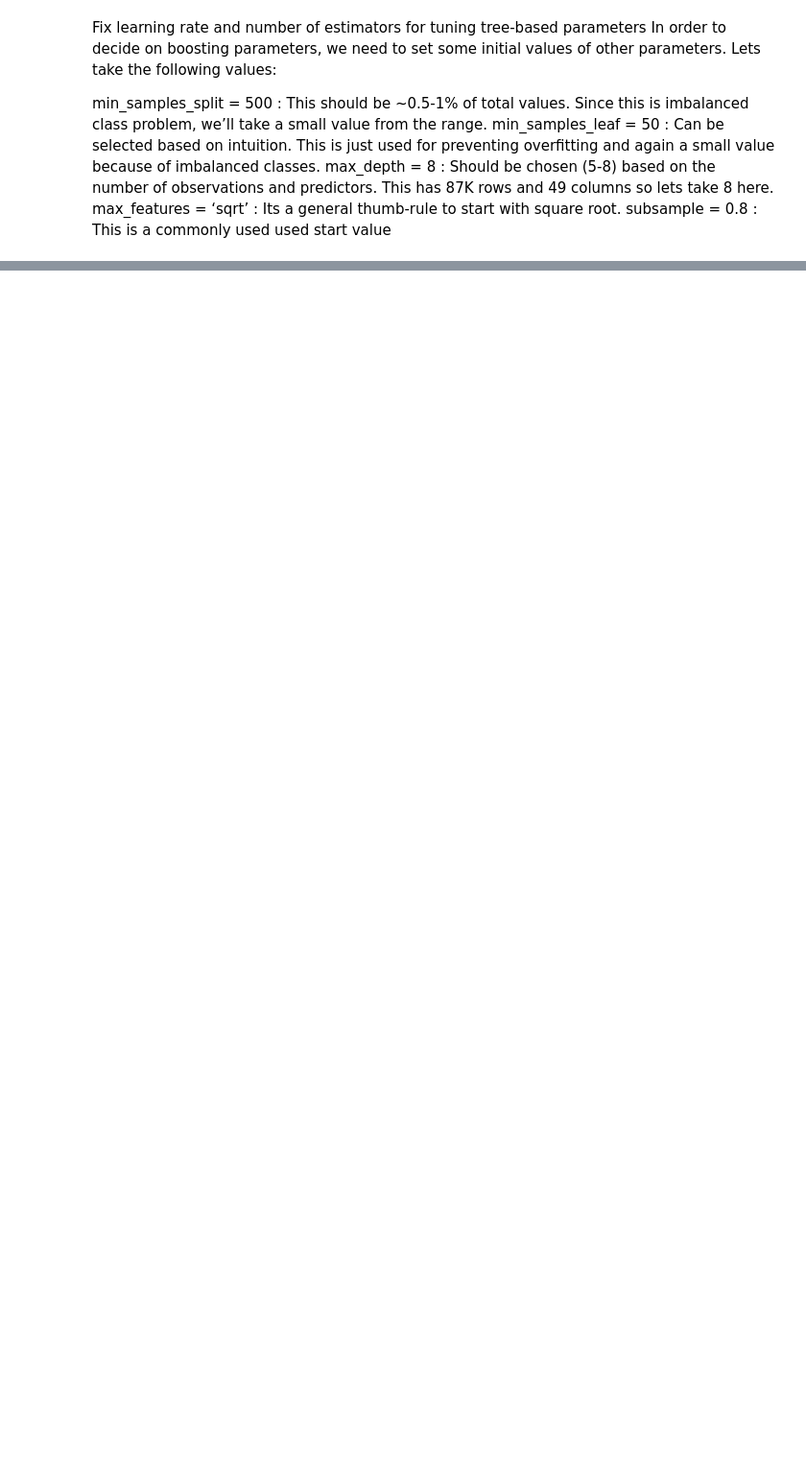
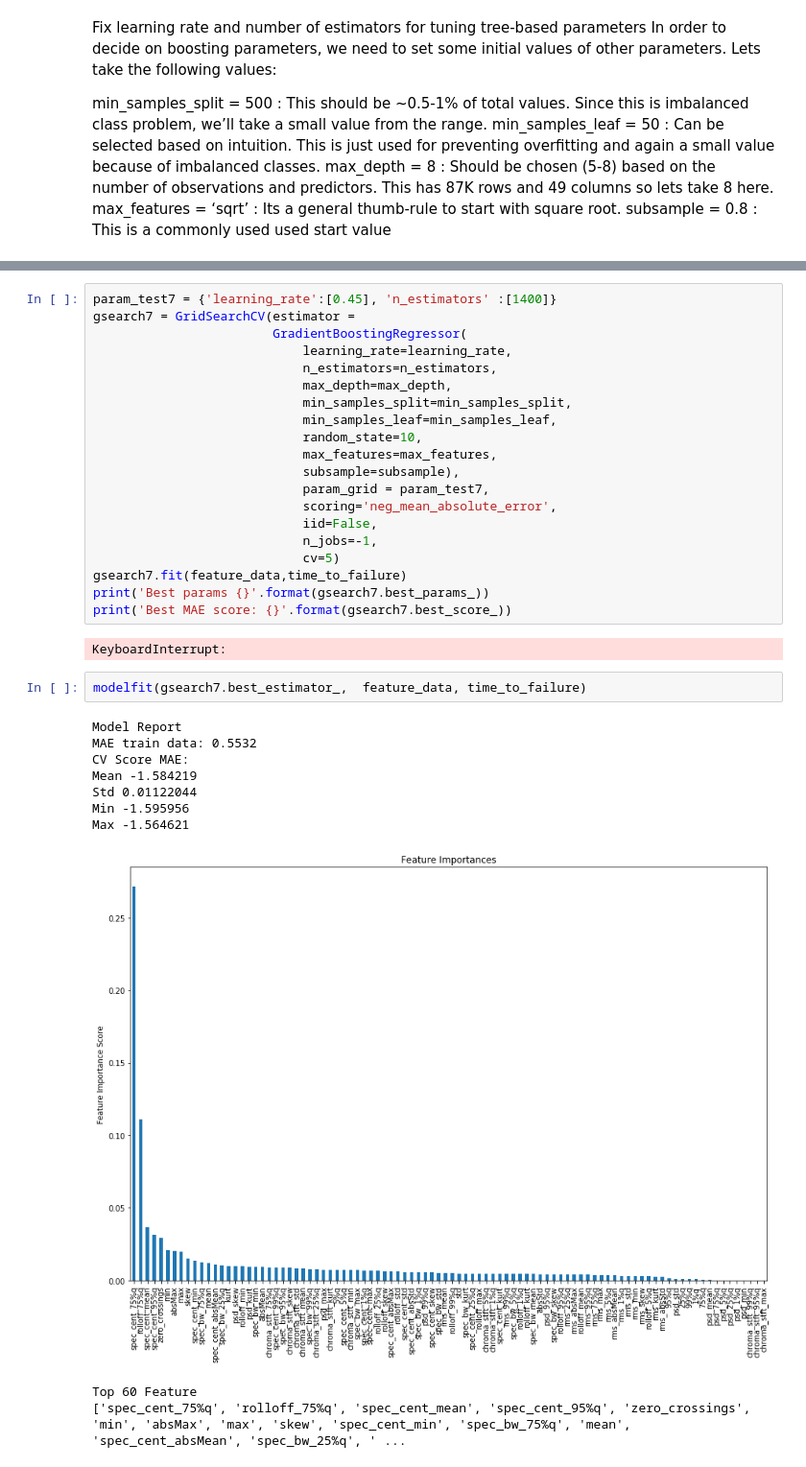
Before and after one commit to domelein/CAS_PML_Earthquake_pred, a Jupyter notebook: Model_GradientBoost.ipynb, the cells around one changed output, grey strips where cells are left out. Shown: that part at 96% size. Saved outputs shown, nothing was run; the diff lists cells and outputs as text; blank space fills up the shorter version.

```diff
--- a/Model_GradientBoost.ipynb
+++ b/Model_GradientBoost.ipynb
@@ -198,0 +374,35 @@ Best MAE score: -2.1959848493751033
+# %%
+param_test7 = {'learning_rate':[0.45], 'n_estimators' :[1400]}
+gsearch7 = GridSearchCV(estimator =
+                        GradientBoostingRegressor(
+                            learning_rate=learning_rate,
+                            n_estimators=n_estimators,
+                            max_depth=max_depth,
+                            min_samples_split=min_samples_split,
+                            min_samples_leaf=min_samples_leaf,
+                            random_state=10,
+                            max_features=max_features,
+                            subsample=subsample),
+                            param_grid = param_test7,
+                            scoring='neg_mean_absolute_error',
+                            iid=False,
+                            n_jobs=-1,
+                            cv=5)
+gsearch7.fit(feature_data,time_to_failure)
+print('Best params {}'.format(gsearch7.best_params_))
+print('Best MAE score: {}'.format(gsearch7.best_score_))
+# %% [output]
+KeyboardInterrupt:
+# %%
+modelfit(gsearch7.best_estimator_,  feature_data, time_to_failure)
+# %% [output]
+Model Report
+MAE train data: 0.5532
+CV Score MAE:
+Mean -1.584219
+Std 0.01122044
+Min -1.595956
+Max -1.564621
+[figure, added]
+Top 60 Feature
+['spec_cent_75%q', 'rolloff_75%q', 'spec_cent_mean', 'spec_cent_95%q', 'zero_crossings', 'min', 'absMax', 'max', 'skew', 'spec_cent_min', 'spec_bw_75%q', 'mean', 'spec_cent_absMean', 'spec_bw_25%q', ' ...
```
Also changed, not shown: parts of 32 cells of this notebook, 4 other files.
